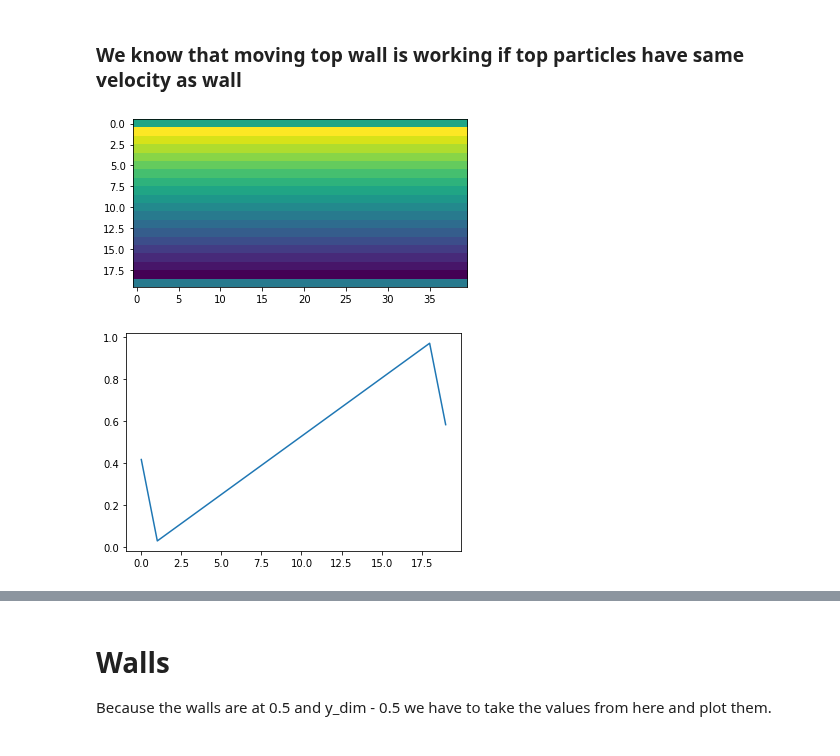
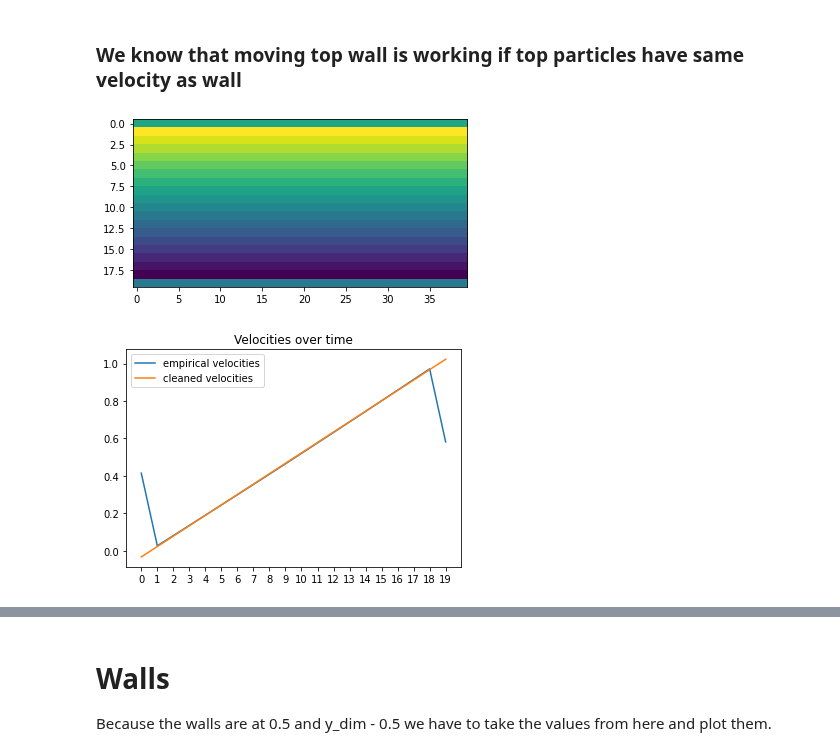
Before and after one commit to jonas27/pylbm, a Jupyter notebook: milestones/m4/m4.ipynb, the cells around one changed output, grey strips where cells are left out. Cells and saved outputs as stored; diff of their text form; code cells hidden in the pictures.

```diff
--- a/milestones/m4/m4.ipynb
+++ b/milestones/m4/m4.ipynb
@@ -25,18 +25,29 @@ fig = m4_helpers.m4_1_fig(fig, x_dim=x_dim, y_dim=y_dim, velocities=velocities)
 # %% [markdown]
 ### We know that moving top wall is working if top particles have same velocity as wall
-# %%
-# plt.axis('off')
-plt.imshow(np.rot90(u_aij_max[0,:,:]))
-plt.show()
-plt.close()
-
-
-# plt.axis('off')
-plt.plot(np.arange(y_dim),u_aij_max[0,0,:])
-plt.show()
-plt.close()
-
-# u_aij[0,0,:]
-# %% [output]
-[figure, removed]
-[figure, removed]
+# %%
+# plt.axis('off')
+u_aij_max = vel_print[-1][0]
+plt.imshow(np.rot90(vel_print[-1][0][0,:,:]))
+plt.show()
+plt.close()
+
+# Walls
+# Because the walls are at 0.5 and y_dim - 0.5 we have to take the values from here and plot them.
+fig = plt.figure(figsize=(6,4))
+ax = fig.subplots()
+ax.set_title("Velocities over time")
+
+def func(x, a, b):
+    return a * x + b
+popt, pcov = curve_fit(func, np.arange(y_dim-2)+1, u_aij_max[0,0,1:-1])
+vel_clean = popt[0]*(np.arange(y_dim) + 0.0) + popt[1]
+# vel_clean = popt[0]*(np.arange(y_dim) + 0.5) + popt[1]
+ax.set_xticks(np.arange(y_dim))
+ax.plot(np.arange(y_dim),u_aij_max[0,0,:], label="empirical velocities")
+ax.plot(np.arange(y_dim), vel_clean, label="cleaned velocities")
+ax.legend()
+plt.show()
+plt.close()
+# %% [output]
+[figure, added]
+[figure, added]
```
Also changed, not shown: parts of 6 cells of this notebook, 4 other files.
